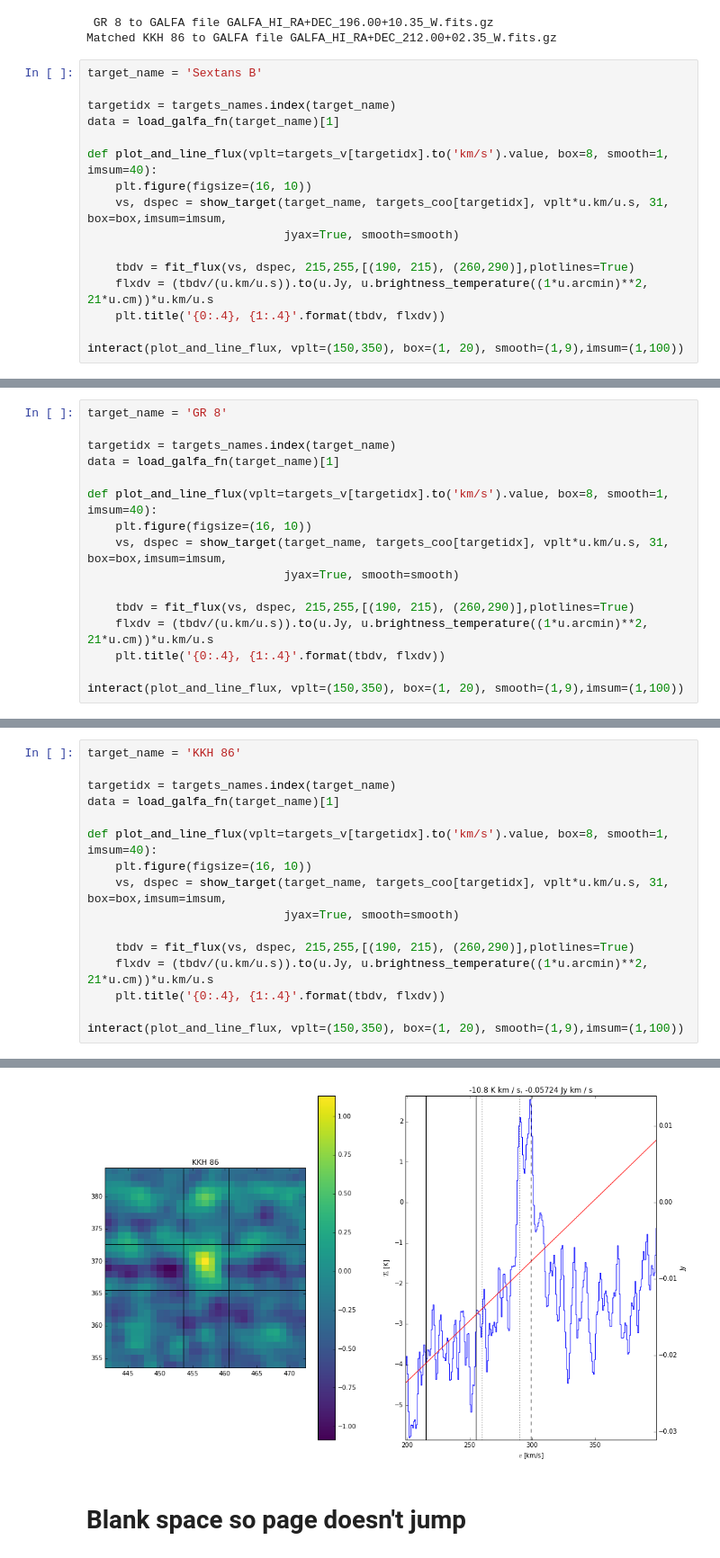
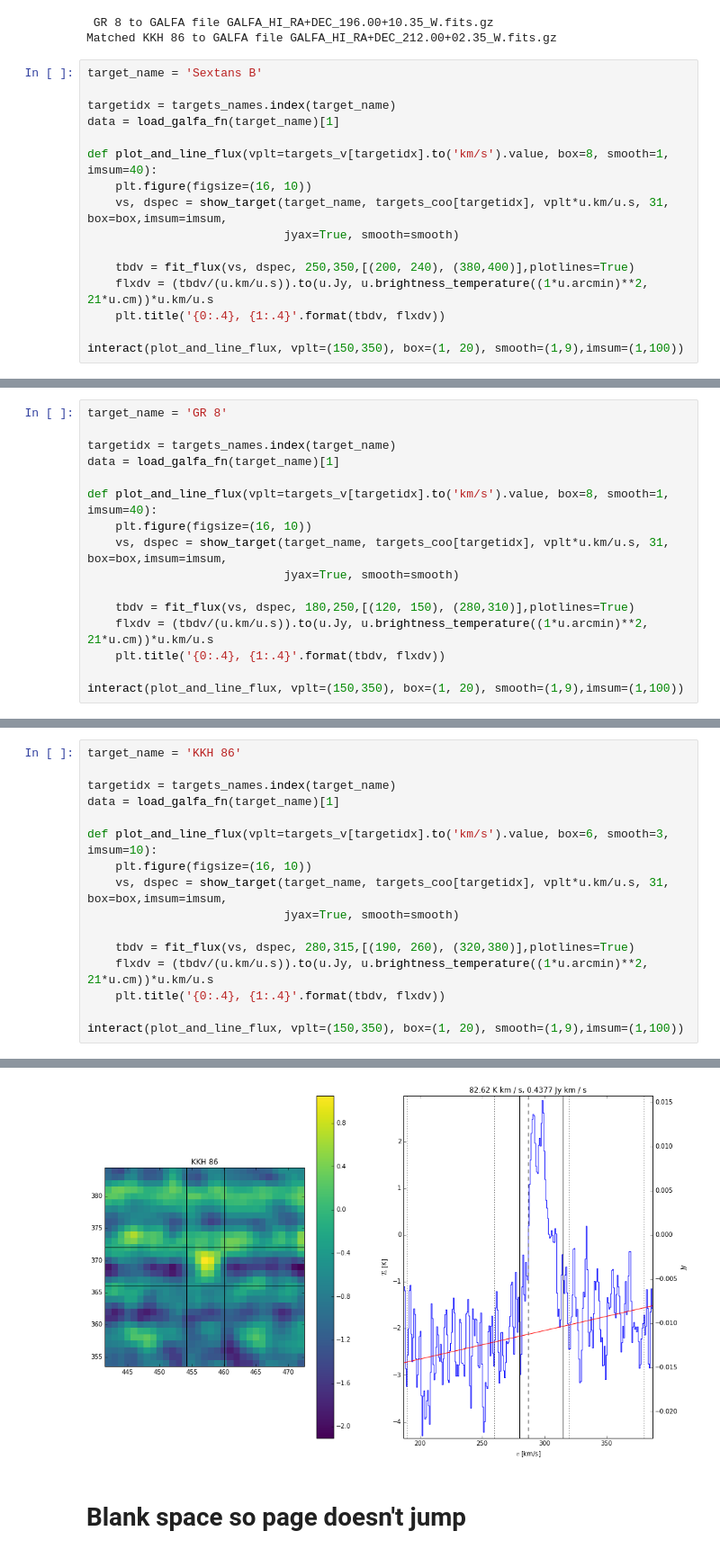
Before and after one commit to eteq/galvis, a Jupyter notebook: GALFA-knowndwarfs.ipynb, the cells around one changed output, grey strips where cells are left out. Shown at 90% size. Cells and saved outputs as stored; diff of their text form.

```diff
--- a/GALFA-knowndwarfs.ipynb
+++ b/GALFA-knowndwarfs.ipynb
@@ -203,7 +203,7 @@ def plot_and_line_flux(vplt=targets_v[targetidx].to('km/s').value, box=8, smooth
     vs, dspec = show_target(target_name, targets_coo[targetidx], vplt*u.km/u.s, 31, box=box,imsum=imsum,
                             jyax=True, smooth=smooth)
 
-    tbdv = fit_flux(vs, dspec, 215,255,[(190, 215), (260,290)],plotlines=True)
+    tbdv = fit_flux(vs, dspec, 250,350,[(200, 240), (380,400)],plotlines=True)
     flxdv = (tbdv/(u.km/u.s)).to(u.Jy, u.brightness_temperature((1*u.arcmin)**2, 21*u.cm))*u.km/u.s
     plt.title('{0:.4}, {1:.4}'.format(tbdv, flxdv))
 
@@ -222,7 +223,7 @@ def plot_and_line_flux(vplt=targets_v[targetidx].to('km/s').value, box=8, smooth
     vs, dspec = show_target(target_name, targets_coo[targetidx], vplt*u.km/u.s, 31, box=box,imsum=imsum,
                             jyax=True, smooth=smooth)
 
-    tbdv = fit_flux(vs, dspec, 215,255,[(190, 215), (260,290)],plotlines=True)
+    tbdv = fit_flux(vs, dspec, 180,250,[(120, 150), (280,310)],plotlines=True)
     flxdv = (tbdv/(u.km/u.s)).to(u.Jy, u.brightness_temperature((1*u.arcmin)**2, 21*u.cm))*u.km/u.s
     plt.title('{0:.4}, {1:.4}'.format(tbdv, flxdv))
 
@@ -237,12 +238,12 @@ target_name = 'KKH 86'
 targetidx = targets_names.index(target_name)
 data = load_galfa_fn(target_name)[1]
 
-def plot_and_line_flux(vplt=targets_v[targetidx].to('km/s').value, box=8, smooth=1, imsum=40):
+def plot_and_line_flux(vplt=targets_v[targetidx].to('km/s').value, box=6, smooth=3, imsum=10):
     plt.figure(figsize=(16, 10))
     vs, dspec = show_target(target_name, targets_coo[targetidx], vplt*u.km/u.s, 31, box=box,imsum=imsum,
                             jyax=True, smooth=smooth)
 
-    tbdv = fit_flux(vs, dspec, 215,255,[(190, 215), (260,290)],plotlines=True)
+    tbdv = fit_flux(vs, dspec, 280,315,[(190, 260), (320,380)],plotlines=True)
     flxdv = (tbdv/(u.km/u.s)).to(u.Jy, u.brightness_temperature((1*u.arcmin)**2, 21*u.cm))*u.km/u.s
     plt.title('{0:.4}, {1:.4}'.format(tbdv, flxdv))
 
@@ -252,3 +254,3 @@ Used 49.0 pix
-[figure, old version]
+[figure, new version]
 # %% [markdown]
 # Blank space so page doesn't jump
```
Also changed, not shown: parts of 3 cells of this notebook.
